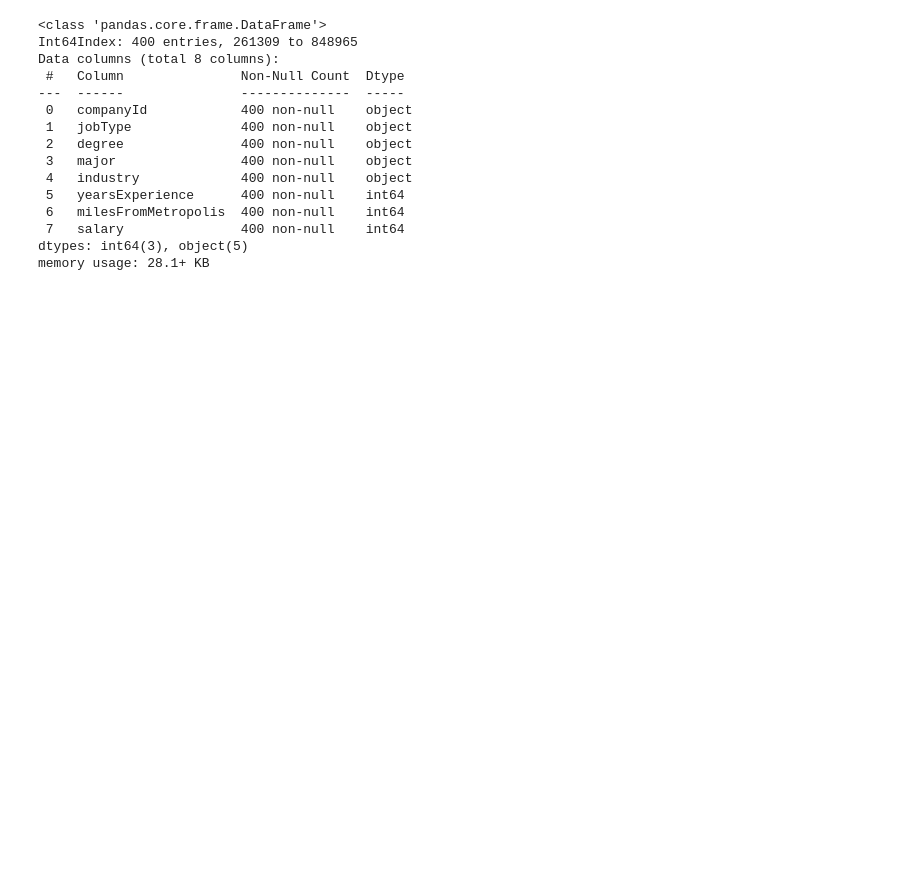
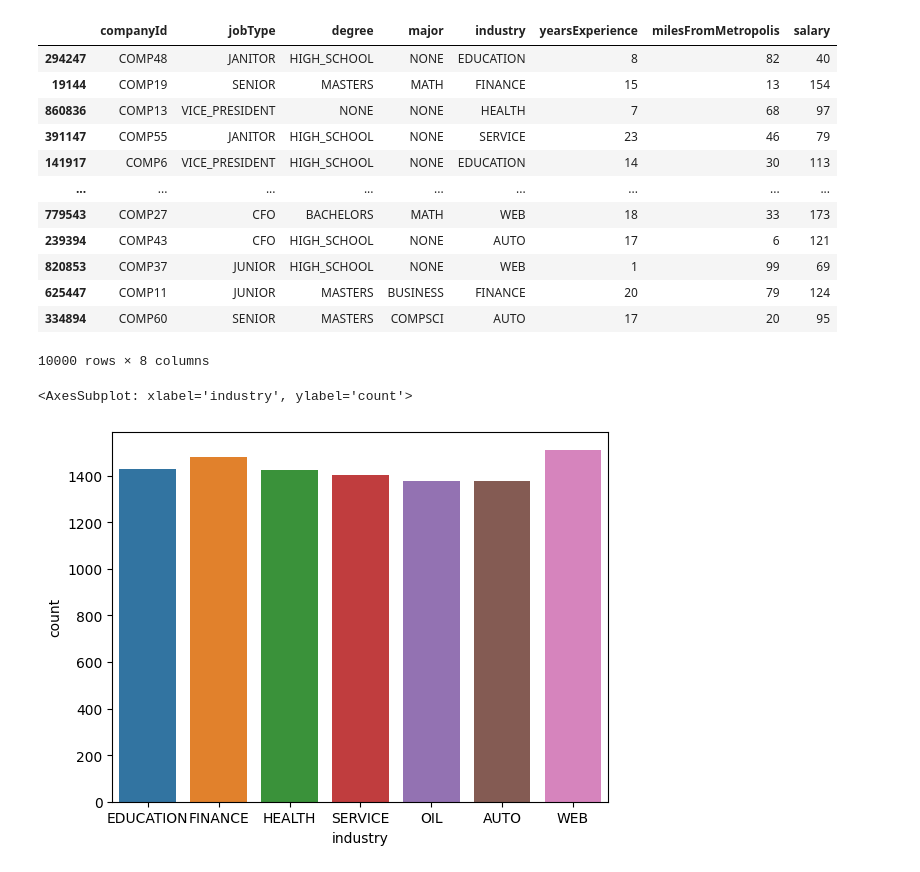
Before and after one commit to Argus416/h3hitema, a Jupyter notebook: Python/Projects/Analyse de donnée/Politique d'embauche des entreprises.ipynb, the cells around one changed output. Cells and saved outputs as stored; diff of their text form; code cells hidden in the pictures; blank space fills up the shorter version.

```diff
--- a/Python/Projects/Analyse de donnée/Politique d'embauche des entreprises.ipynb
+++ b/Python/Projects/Analyse de donnée/Politique d'embauche des entreprises.ipynb
@@ -16,23 +24,28 @@ import numpy as np
 
 df = pd.read_csv('./Data/EmployEarnings Data.csv')
 
-# A partir de 100 000 individu,on sélectionne 400 individus représentatifs
-df = df.sample(400)
+# A partir de 100 000 0 individus,on sélectionne 400 individus représentatifs
+df = df.sample(10000)
+df
 #df.describe()
-df.info()
+#df.info()
 # %% [output]
+|  | companyId | jobType | degree | major | industry | yearsExperience | milesFromMetropolis | salary |
+| 294247 | COMP48 | JANITOR | HIGH_SCHOOL | NONE | EDUCATION | 8 | 82 | 40 |
+| 19144 | COMP19 | SENIOR | MASTERS | MATH | FINANCE | 15 | 13 | 154 |
+| 860836 | COMP13 | VICE_PRESIDENT | NONE | NONE | HEALTH | 7 | 68 | 97 |
+| 391147 | COMP55 | JANITOR | HIGH_SCHOOL | NONE | SERVICE | 23 | 46 | 79 |
+| 141917 | COMP6 | VICE_PRESIDENT | HIGH_SCHOOL | NONE | EDUCATION | 14 | 30 | 113 |
+| ... | ... | ... | ... | ... | ... | ... | ... | ... |
+| 779543 | COMP27 | CFO | BACHELORS | MATH | WEB | 18 | 33 | 173 |
+| 239394 | COMP43 | CFO | HIGH_SCHOOL | NONE | AUTO | 17 | 6 | 121 |
+| 820853 | COMP37 | JUNIOR | HIGH_SCHOOL | NONE | WEB | 1 | 99 | 69 |
+| 625447 | COMP11 | JUNIOR | MASTERS | BUSINESS | FINANCE | 20 | 79 | 124 |
+| 334894 | COMP60 | SENIOR | MASTERS | COMPSCI | AUTO | 17 | 20 | 95 |
-<class 'pandas.core.frame.DataFrame'>
-Int64Index: 400 entries, 261309 to 848965
-Data columns (total 8 columns):
- #   Column               Non-Null Count  Dtype
----  ------               --------------  -----
- 0   companyId            400 non-null    object
- 1   jobType              400 non-null    object
- 2   degree               400 non-null    object
- 3   major                400 non-null    object
- 4   industry             400 non-null    object
- 5   yearsExperience      400 non-null    int64
- 6   milesFromMetropolis  400 non-null    int64
- 7   salary               400 non-null    int64
-dtypes: int64(3), object(5)
-memory usage: 28.1+ KB
+10000 rows × 8 columns
+# %%
+#les domaines d'entreprise qu'on a
+sns.countplot(x=df["industry"])
+# %% [output]
+<AxesSubplot: xlabel='industry', ylabel='count'>
+[figure, added]
```
Also changed, not shown: parts of 7 cells of this notebook.
